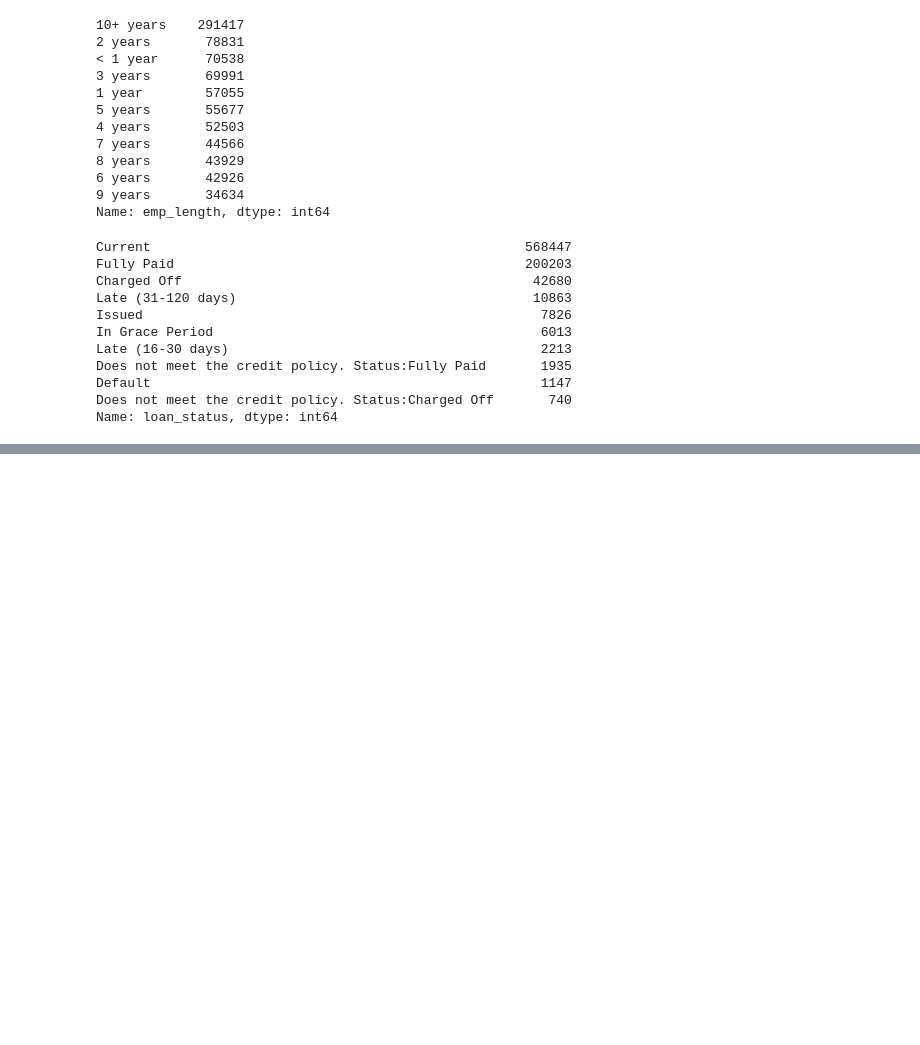
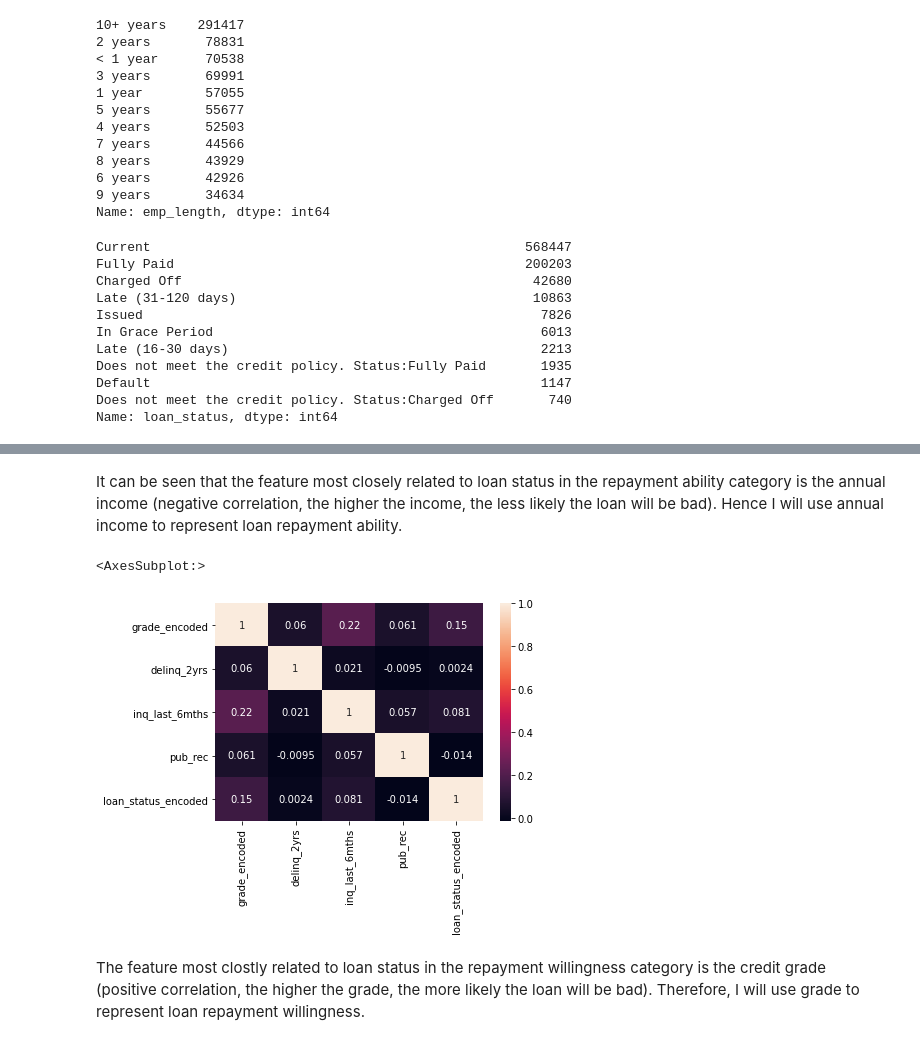
Before and after one commit to YingcanCarolWang/project-LC, a Jupyter notebook: Loan_data_analysis.ipynb, the cells around one changed output, grey strips where cells are left out. Drawn from its saved outputs; the diff is of its cells as text; code cells hidden in the pictures; blank space fills up the shorter version.

```diff
--- a/Loan_data_analysis.ipynb
+++ b/Loan_data_analysis.ipynb
@@ -247,0 +278,9 @@ In order to cluster borrowers into different types, we need to choose the most r
+# %% [markdown]
+It can be seen that the feature most closely related to loan status in the repayment ability category is the annual income (negative correlation, the higher the income, the less likely the loan will be bad). Hence I will use annual income to represent loan repayment ability.
+# %%
+sns.heatmap(df_willingness.corr(), annot=True)
+# %% [output]
+<AxesSubplot:>
+[figure, added]
+# %% [markdown]
+The feature most clostly related to loan status in the repayment willingness category is the credit grade (positive correlation, the higher the grade, the more likely the loan will be bad). Therefore, I will use grade to represent loan repayment willingness.
```
Also changed, not shown: parts of 14 cells of this notebook.
